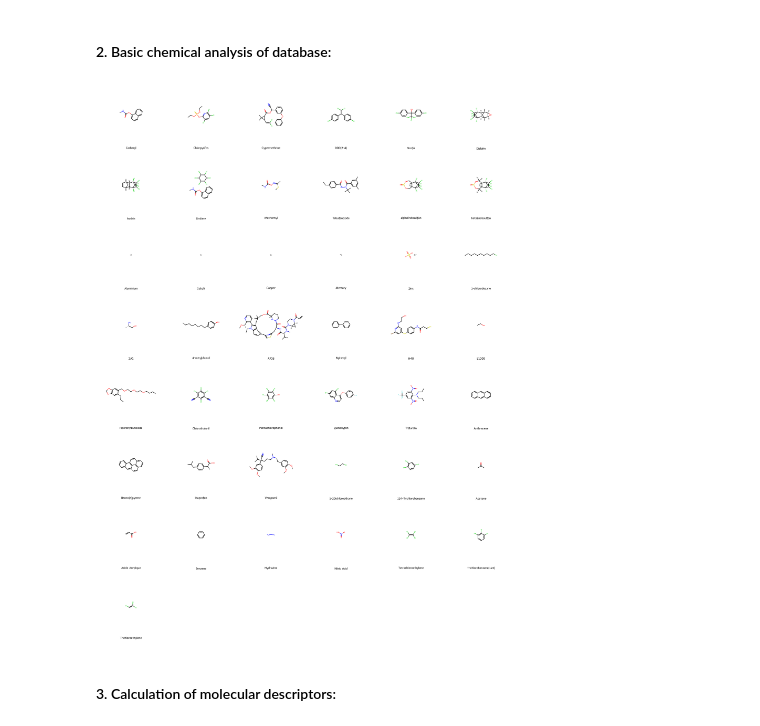
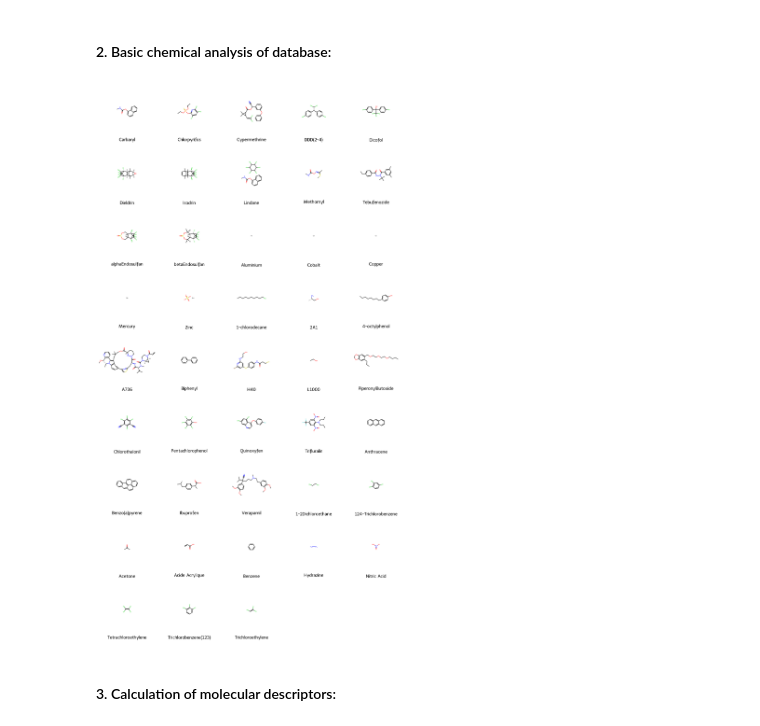
Before and after one commit to sansciloe56/stage_20252026, a Jupyter notebook: 01_molecular_descriptors/final_pipeline_dataprep_nomet.ipynb, the cells around one changed output. Drawn from its saved outputs; the diff is of its cells as text; code cells hidden in the pictures.

```diff
--- a/01_molecular_descriptors/final_pipeline_dataprep_nomet.ipynb
+++ b/01_molecular_descriptors/final_pipeline_dataprep_nomet.ipynb
@@ -117,9 +117,3 @@ smiles_cleaned
 43                NaN  <rdkit.Chem.rdchem.Mol object at 0x...>
 # %% [markdown]
 #### 2. Basic chemical analysis of database:
-# %%
-## visualise 2D rep of substances from their SMILES (just to see, for fun):
-pic = Draw.MolsToGridImage(mol_list, molsPerRow = 6, maxMols = 70, subImgSize = (400, 400), legends = list(smiles_cleaned.name), returnPNG = False)
-pic
-# %% [output]
-[figure, removed]
@@ -128,0 +120,9 @@ pic.save("../plots/2d_rep_mols.png") ## make a file called "plots" (or another n
+# %%
+## visualise 2D rep of substances from their SMILES (just to see, for fun):
+opts = rdMolDraw2D.MolDrawOptions()
+opts.legendFontSize = 28
+
+pic = Draw.MolsToGridImage(mol_list, molsPerRow = 5, maxMols = 70, subImgSize = (400, 400), legends = list(smiles_cleaned.name), returnPNG = False, drawOptions=opts)
+pic
+# %% [output]
+[figure, added]
```
Also changed, not shown: parts of 3 cells of this notebook.
